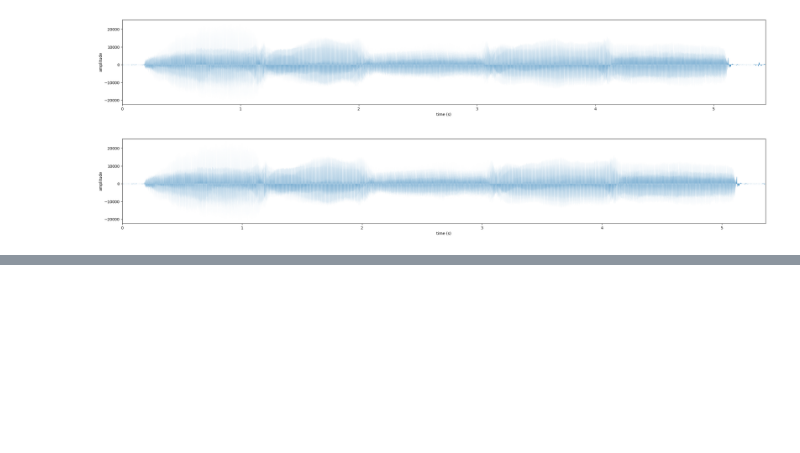
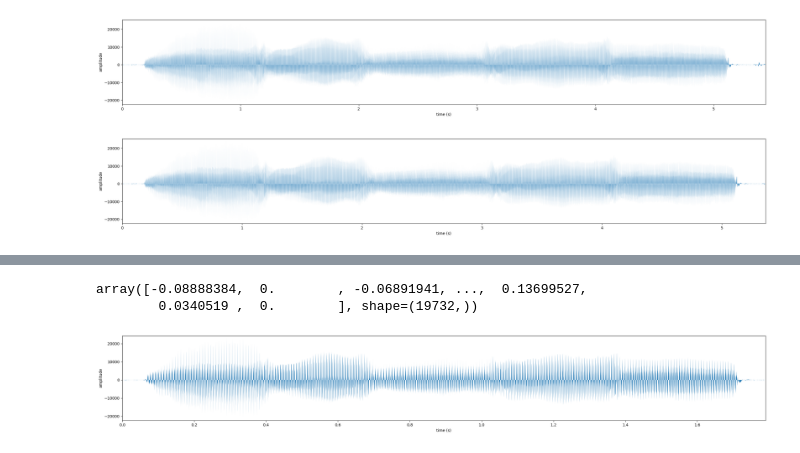
Before and after one commit to KarinaMusina44/MVA-AudioSignalAnalysis, a Jupyter notebook: Modifications-Lab/template-TP-modifications.ipynb, the cells around one changed output, grey strips where cells are left out. Cells and saved outputs as stored; diff of their text form; code cells hidden in the pictures; blank space fills up the shorter version.

```diff
--- a/Modifications-Lab/template-TP-modifications.ipynb
+++ b/Modifications-Lab/template-TP-modifications.ipynb
@@ -161,6 +159,7 @@ def Synthesis(s, Fs, A, B):
     y = np.zeros(ts_end + Pa_end + 1)
 
     for k in range(k_max):
+
         nk = int(B[1, k])
         ta = int(A[0, nk])
         Pa = int(A[1, nk])
@@ -170,7 +169,7 @@ def Synthesis(s, Fs, A, B):
         start = ta - Pa
         end = ta + Pa + 1
 
-        # clip dans s
+        # clip s
         s_start = max(0, start)
         s_end = min(len(s), end)
 
@@ -181,17 +180,19 @@ def Synthesis(s, Fs, A, B):
 
         ts = int(B[0, k])
 
-        # zone cible dans y
+        # zone y
         y_start = ts - Pa
         y_end = ts + Pa + 1
 
-        # clip dans y + alignement avec xw
+        # clip y + alignement xw
         yy_start = max(0, y_start)
         yy_end = min(len(y), y_end)
 
-        # décalage correspondant dans xw
+        # shift in xw
         xw_start = yy_start - y_start
-        xw_end = xw_start + (yy_end - yy_start)
+        xw_end   = min(len(xw), xw_start + xw_start + (yy_end - yy_start))
+
+        yy_end = yy_start + (xw_end - xw_start)
 
         if yy_end > yy_start and xw_end > xw_start:
             y[yy_start:yy_end] += xw[xw_start:xw_end]
@@ -217,6 +222,28 @@ from IPython.display import Audio
 Audio(y, rate=Fs)
 # %% [output]
 [interactive output not drawn]
+# %%
+def ChangeTimeScale(alpha,A,Fs):
+
+    ts_list= [1]
+    nk_list = [0,1]
+    ts = 1
+    nk = 1
+    N = A.shape[1]
+
+    while int(nk)<=N-1:
+
+        ts += A[1,int(nk)]
+        nk +=  1/alpha
+
+        ts_list.append(ts)
+        nk_list.append(nk)
+
+
+
+    B = np.array([ts_list, nk_list[:len(ts_list)]])
+    return B
 # %%
-def ChangeTimeScale(alpha,A,Fs ):
+B = ChangeTimeScale(1/3,A,Fs)
+B
 # %% [output]
@@ -223,0 +267,12 @@ SyntaxError: invalid syntax (404910104.py, line 6)
+# %%
+y = Synthesis(x,Fs,A,B)
+y
+# %% [output]
+array([-0.08888384,  0.        , -0.06891941, ...,  0.13699527,
+        0.0340519 ,  0.        ], shape=(19732,))
+# %%
+timestep = 1/float(Fs)
+times = np.arange(len(y))*timestep
+plot_sound(y, times)
+# %% [output]
+[figure, added]
```
Also changed, not shown: parts of 7 cells of this notebook, 1 other file.
